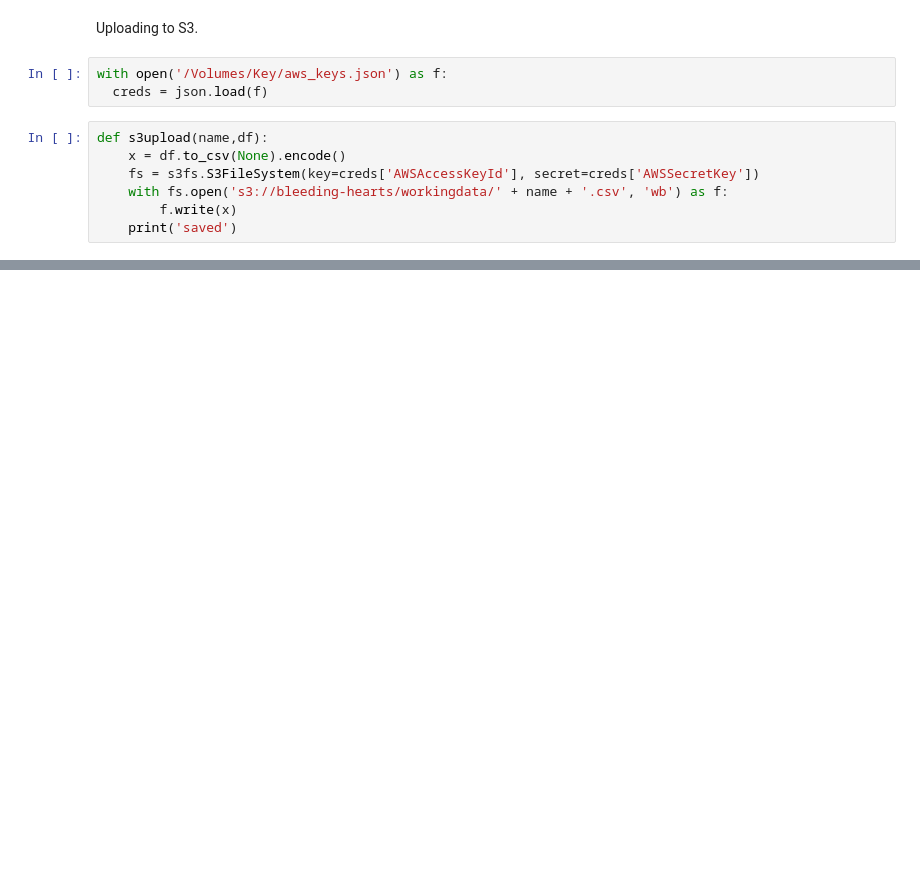
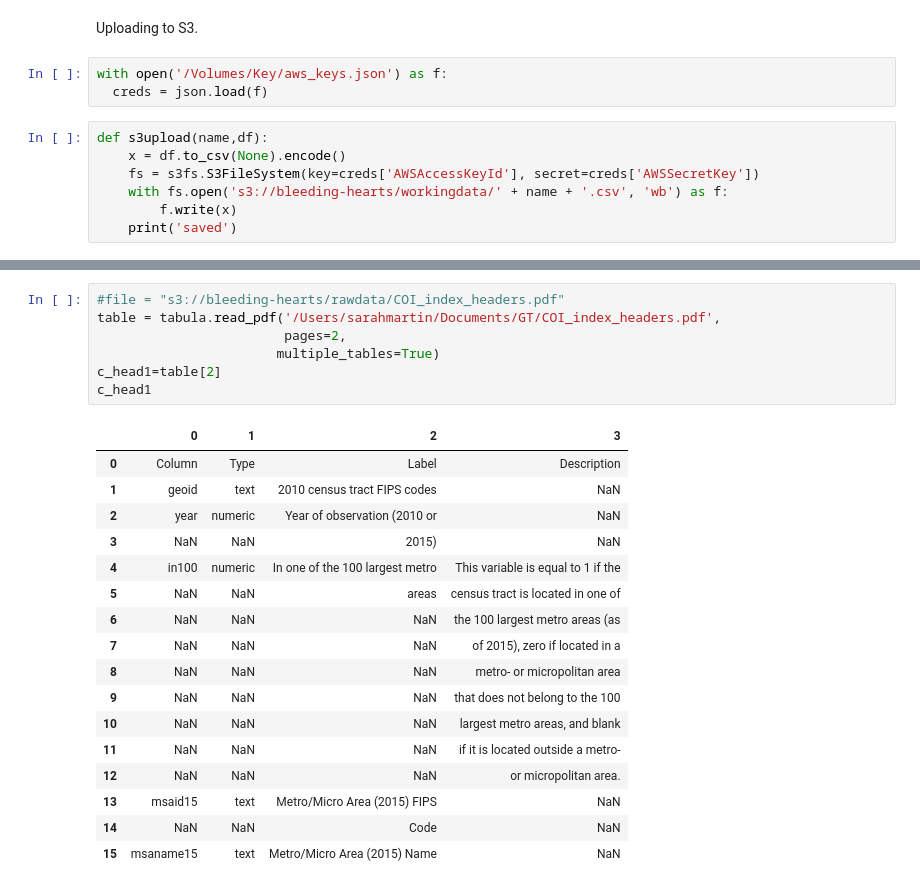
Before and after one commit to georgetown-analytics/Bleeding-Hearts, a Jupyter notebook: Wrangling.ipynb, the cells around one changed output, grey strips where cells are left out. Cells and saved outputs as stored; diff of their text form; blank space fills up the shorter version.

```diff
--- a/Wrangling.ipynb
+++ b/Wrangling.ipynb
@@ -233,0 +312,25 @@ saved
+# %%
+#file = "s3://bleeding-hearts/rawdata/COI_index_headers.pdf"
+table = tabula.read_pdf('/Users/sarahmartin/Documents/GT/COI_index_headers.pdf',
+                        pages=2,
+                       multiple_tables=True)
+c_head1=table[2]
+c_head1
+# %% [output]
+|  | 0 | 1 | 2 | 3 |
+| 0 | Column | Type | Label | Description |
+| 1 | geoid | text | 2010 census tract FIPS codes | NaN |
+| 2 | year | numeric | Year of observation (2010 or | NaN |
+| 3 | NaN | NaN | 2015) | NaN |
+| 4 | in100 | numeric | In one of the 100 largest metro | This variable is equal to 1 if the |
+| 5 | NaN | NaN | areas | census tract is located in one of |
+| 6 | NaN | NaN | NaN | the 100 largest metro areas (as |
+| 7 | NaN | NaN | NaN | of 2015), zero if located in a |
+| 8 | NaN | NaN | NaN | metro- or micropolitan area |
+| 9 | NaN | NaN | NaN | that does not belong to the 100 |
+| 10 | NaN | NaN | NaN | largest metro areas, and blank |
+| 11 | NaN | NaN | NaN | if it is located outside a metro- |
+| 12 | NaN | NaN | NaN | or micropolitan area. |
+| 13 | msaid15 | text | Metro/Micro Area (2015) FIPS | NaN |
+| 14 | NaN | NaN | Code | NaN |
+| 15 | msaname15 | text | Metro/Micro Area (2015) Name | NaN |
```
Also changed, not shown: parts of 31 cells of this notebook.
